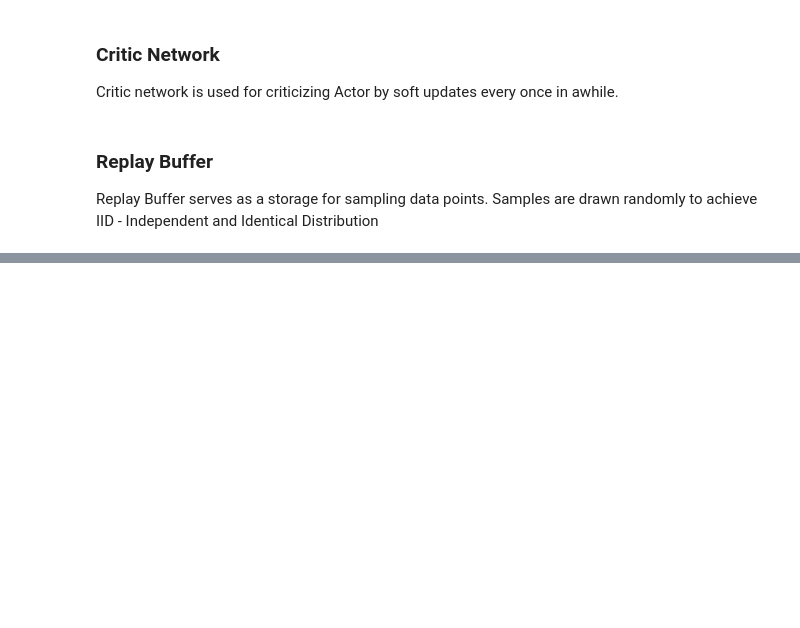
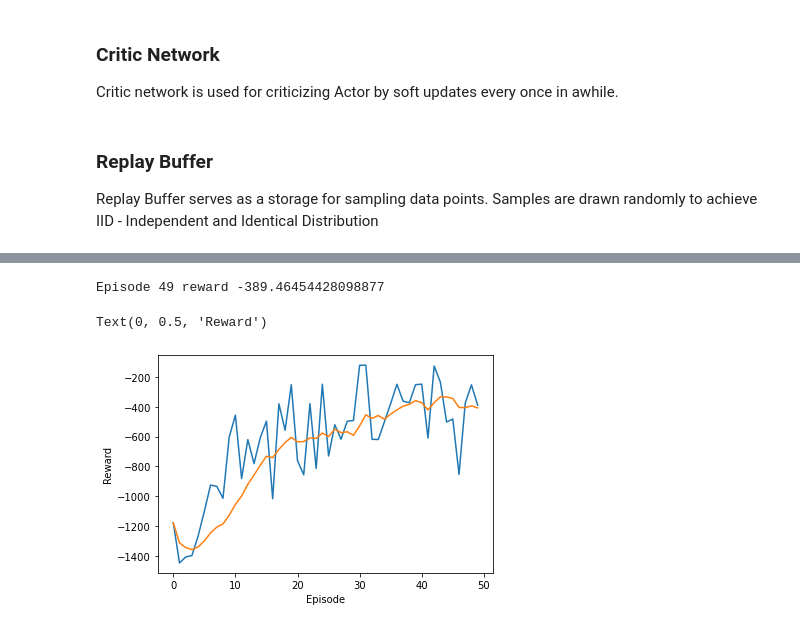
Before and after one commit to andreinechaev/RLPlayground, a Jupyter notebook: DDPG.ipynb, the cells around one changed output, grey strips where cells are left out. Cells and saved outputs as stored; diff of their text form; code cells hidden in the pictures; blank space fills up the shorter version.

Commit message:
creating dedicated agent class

```diff
--- a/DDPG.ipynb
+++ b/DDPG.ipynb
@@ -183 +168,13 @@ class OUNoise(object):
+# %%
+class Utils:
+
+    @staticmethod
+    def soft_update(target, source, tau):
+        for target_param, param in zip(target.parameters(), source.parameters()):
+            target_param.data.copy_(target_param.data * (1.0 - tau) + param.data * tau)
+
+    @staticmethod
+    def hard_update(target, source):
+        for target_param, param in zip(target.parameters(), source.parameters()):
+            target_param.data.copy_(param.data)
 # %%
@@ -314 +258,56 @@ Text(0, 0.5, 'Reward')
+# %%
+import torch.optim as optim
+
+# traning routine
+EPISODES = 50
+
+env = gym.make("Pendulum-v0")
+noise = OUNoise(env.action_space)
+
+num_states = env.observation_space.shape[0]
+num_actions = env.action_space.shape[0]
+
+device = "cuda" if torch.cuda.is_available() else "cpu"
+agent = Agent(num_states, num_actions, device=device)
+
+rewards = []
+avg_rewards = []
+total_steps = 0
+for i in range(EPISODES):
+    state = env.reset()
+    noise.reset()
+    ep_reward = 0
+    step = 0
+    while True:
+        step += 1
+        total_steps += 1
+        action = agent.get_action(state)
+        action = noise.get_action(action, step)
+        next_state, reward, done, _ = env.step(action)
+
+        # add new data to replay buffer
+        agent.push(state, action, reward, next_state, done)
+        agent.step()
+
+        ep_reward += reward
+        state = next_state
+        if done:
+            break
+
+    print(f'\rEpisode {i} reward {ep_reward}', end='')
+    rewards.append(ep_reward)
+    avg_rewards.append(np.mean(rewards[-10:]))
+    if avg_rewards[-1] > -250:
+        print(f'Early stop at episode {i}')
+        break
+
+plt.plot(rewards)
+plt.plot(avg_rewards)
+plt.plot()
+plt.xlabel('Episode')
+plt.ylabel('Reward')
+# %% [output]
+Episode 49 reward -389.46454428098877
+Text(0, 0.5, 'Reward')
+[figure, added]
 # %%
```
Also changed, not shown: parts of 4 cells of this notebook.
